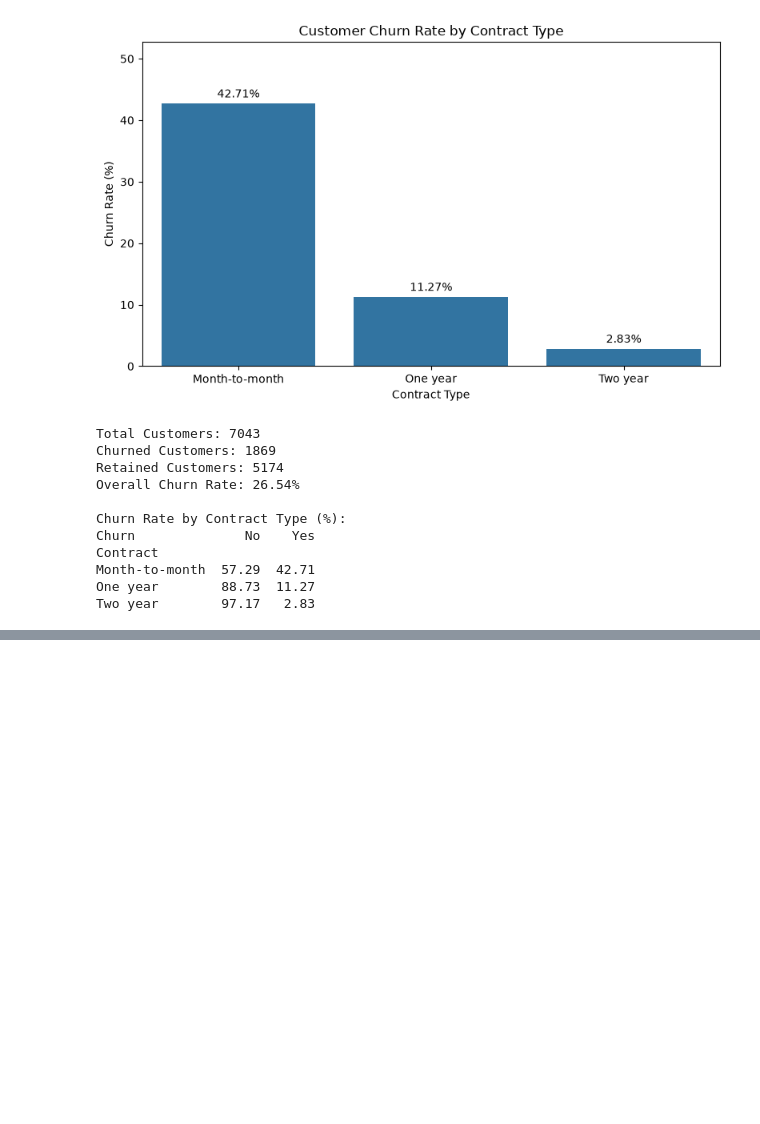
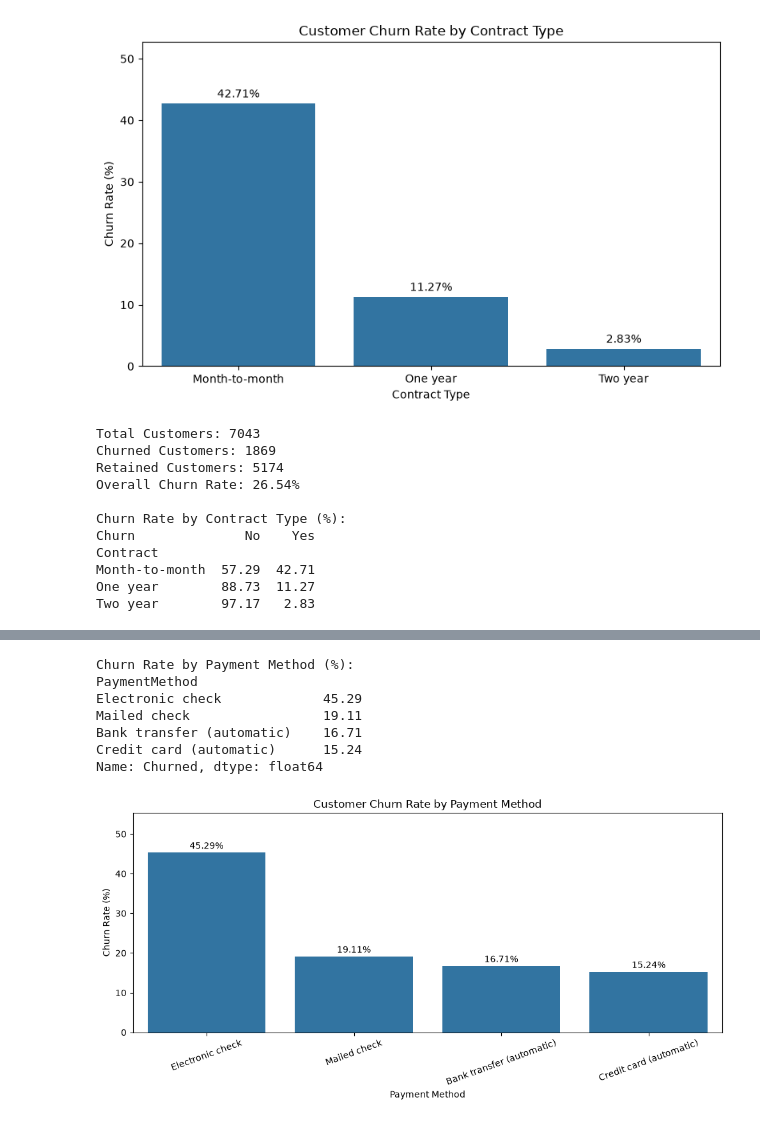
Before and after one commit to Srichethanapolaki/customer-churn-prediction, a Jupyter notebook: notebooks/churn_analysis_rebuilt.ipynb, the cells around one changed output, grey strips where cells are left out. Saved outputs shown, nothing was run; the diff lists cells and outputs as text; code cells hidden in the pictures; blank space fills up the shorter version.

```diff
--- a/notebooks/churn_analysis_rebuilt.ipynb
+++ b/notebooks/churn_analysis_rebuilt.ipynb
@@ -393,0 +415,41 @@ Two year        97.17   2.83
+# %%
+# Calculate churn rate by payment method
+
+payment_churn = (
+    df.assign(Churned=(df["Churn"] == "Yes").astype(int))
+      .groupby("PaymentMethod")["Churned"]
+      .mean()
+      .mul(100)
+      .sort_values(ascending=False)
+)
+
+print("Churn Rate by Payment Method (%):")
+print(payment_churn.round(2))
+
+plt.figure(figsize=(10, 5))
+
+ax = sns.barplot(
+    x=payment_churn.index,
+    y=payment_churn.values
+)
+
+ax.set_title("Customer Churn Rate by Payment Method")
+ax.set_xlabel("Payment Method")
+ax.set_ylabel("Churn Rate (%)")
+ax.tick_params(axis="x", rotation=20)
+
+for i, value in enumerate(payment_churn.values):
+    ax.text(i, value + 1, f"{value:.2f}%", ha="center")
+
+plt.ylim(0, min(100, max(payment_churn.values) + 10))
+plt.tight_layout()
+plt.show()
+# %% [output]
+Churn Rate by Payment Method (%):
+PaymentMethod
+Electronic check             45.29
+Mailed check                 19.11
+Bank transfer (automatic)    16.71
+Credit card (automatic)      15.24
+Name: Churned, dtype: float64
+[figure, added]
```
Also changed, not shown: parts of 2 cells of this notebook.
